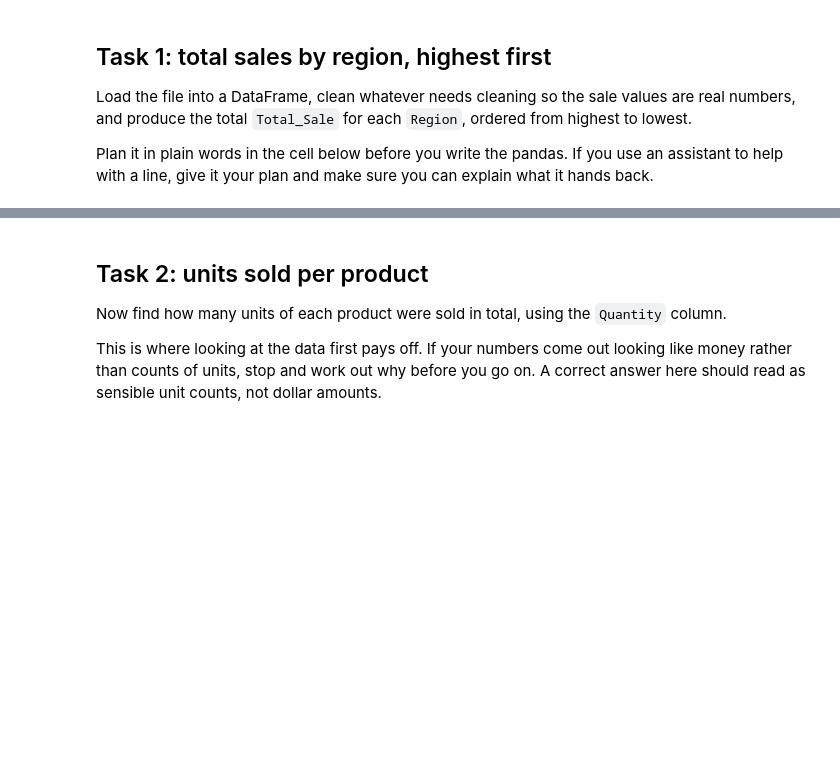
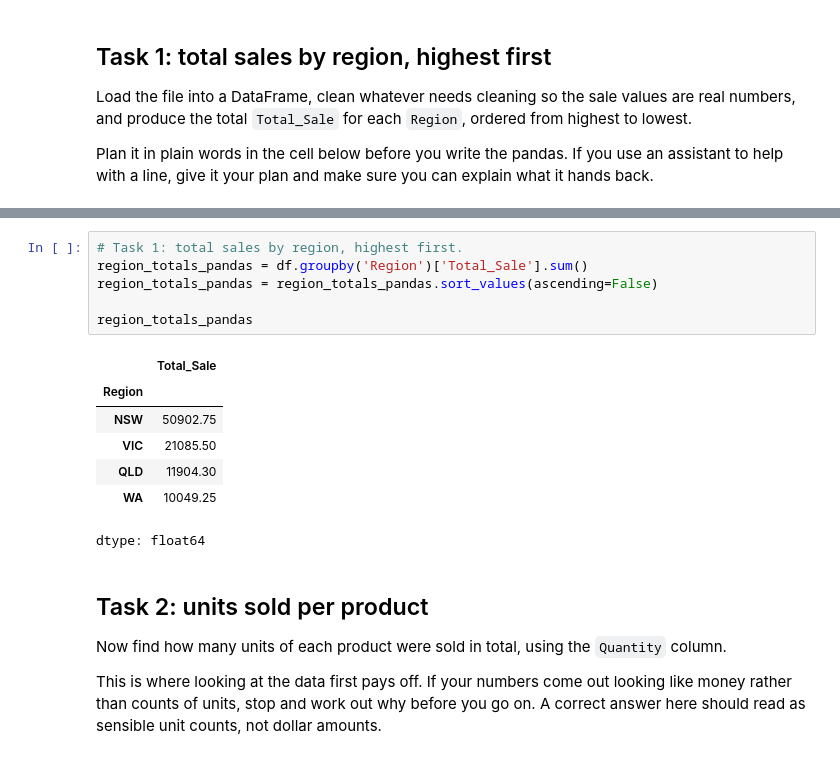
Before and after one commit to LatishaHalim/ISYS2001, a Jupyter notebook: Module 07 - Directing Pandas/lab_ticket_pandas.ipynb, the cells around one changed output, grey strips where cells are left out. Drawn from its saved outputs; the diff is of its cells as text; blank space fills up the shorter version.

```diff
--- a/Module 07 - Directing Pandas/lab_ticket_pandas.ipynb
+++ b/Module 07 - Directing Pandas/lab_ticket_pandas.ipynb
@@ -134,3 +174,17 @@ dtype: object
+# %%
+# Task 1: total sales by region, highest first.
+region_totals_pandas = df.groupby('Region')['Total_Sale'].sum()
+region_totals_pandas = region_totals_pandas.sort_values(ascending=False)
+
+region_totals_pandas
+# %% [output]
+|  | Total_Sale |
+| Region |  |
+| NSW | 50902.75 |
+| VIC | 21085.50 |
+| QLD | 11904.30 |
+| WA | 10049.25 |
+dtype: float64
 # %% [markdown]
 ## Task 2: units sold per product
 
```
Also changed, not shown: parts of 14 cells of this notebook.
